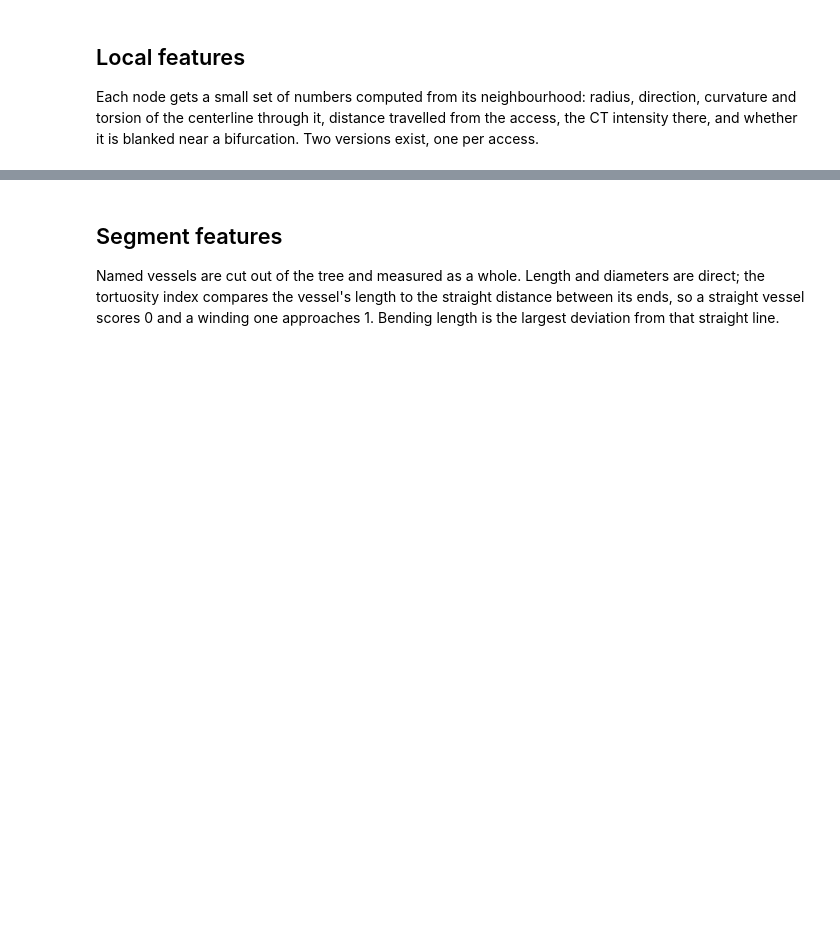
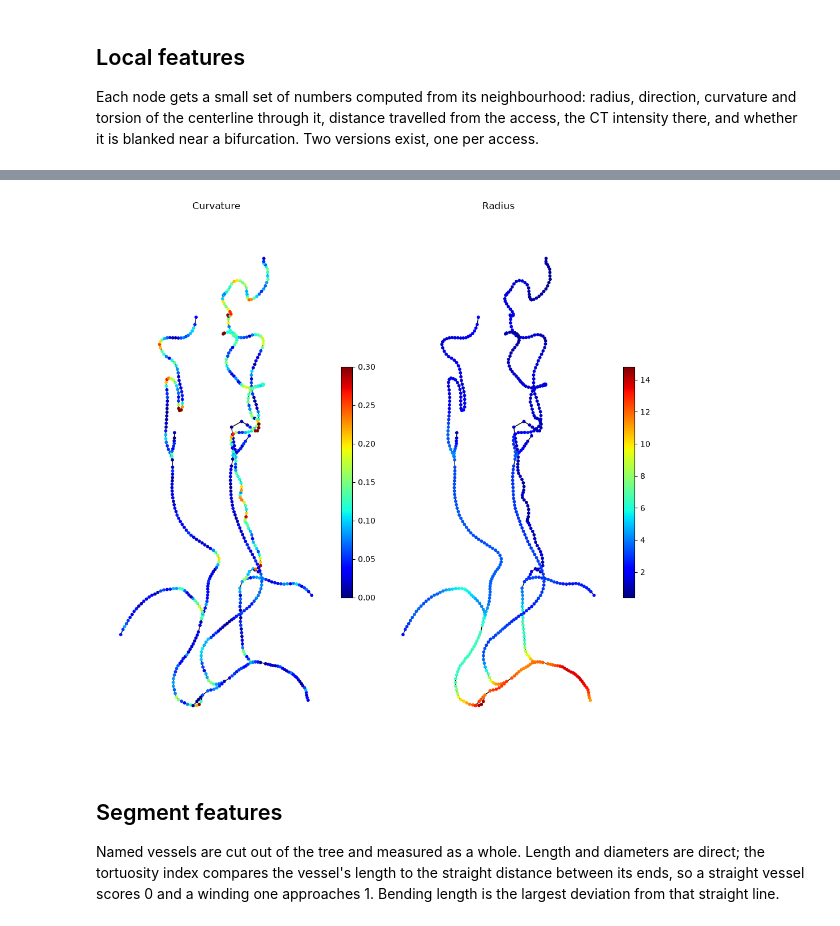
Before and after one commit to FLOWCAT-CV/arterial, a Jupyter notebook: notebooks/04_feature_extraction.ipynb, the cells around one changed output, grey strips where cells are left out. Drawn from its saved outputs; the diff is of its cells as text; code cells hidden in the pictures; blank space fills up the shorter version.

```diff
--- a/notebooks/04_feature_extraction.ipynb
+++ b/notebooks/04_feature_extraction.ipynb
@@ -41,3 +73,10 @@ plot_graph(g, color_by=lambda d: d["features femoral"]["accumulated length from
+# %%
+fig, axes = plt.subplots(1, 2, figsize=(10, 10))
+make_graph_plot(g, feature="curvature", cmap="jet", subplot=axes[0], feature_lims=(0, 0.3))
+make_graph_plot(g, feature="radius", cmap="jet", subplot=axes[1])
+plt.tight_layout()
+# %% [output]
+[figure, added]
 # %% [markdown]
 ## Segment features
 
```
Also changed, not shown: parts of 12 cells of this notebook.
